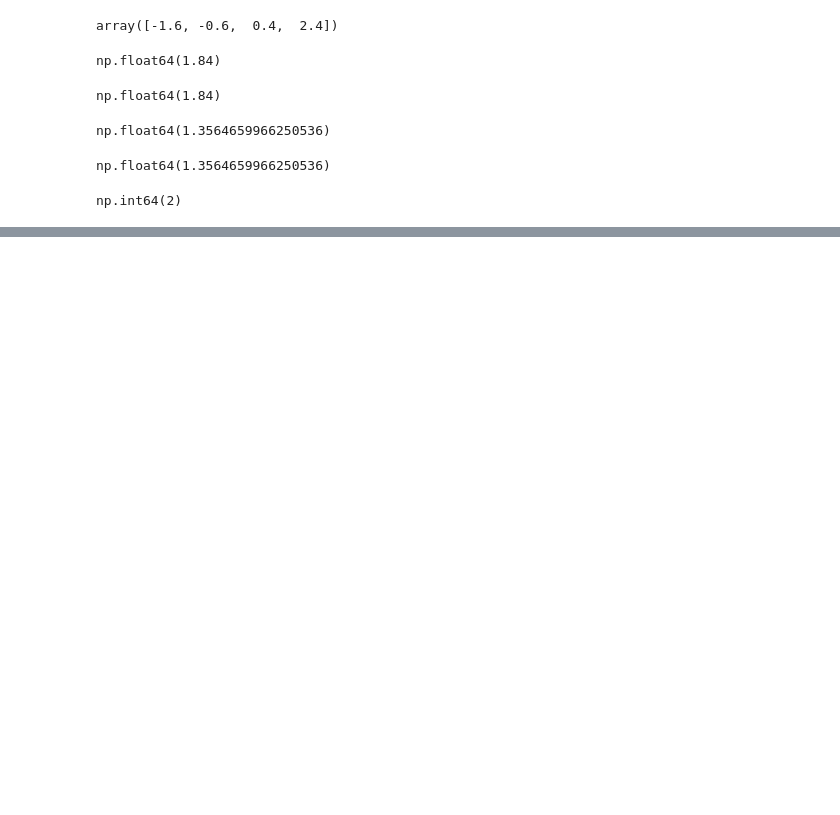
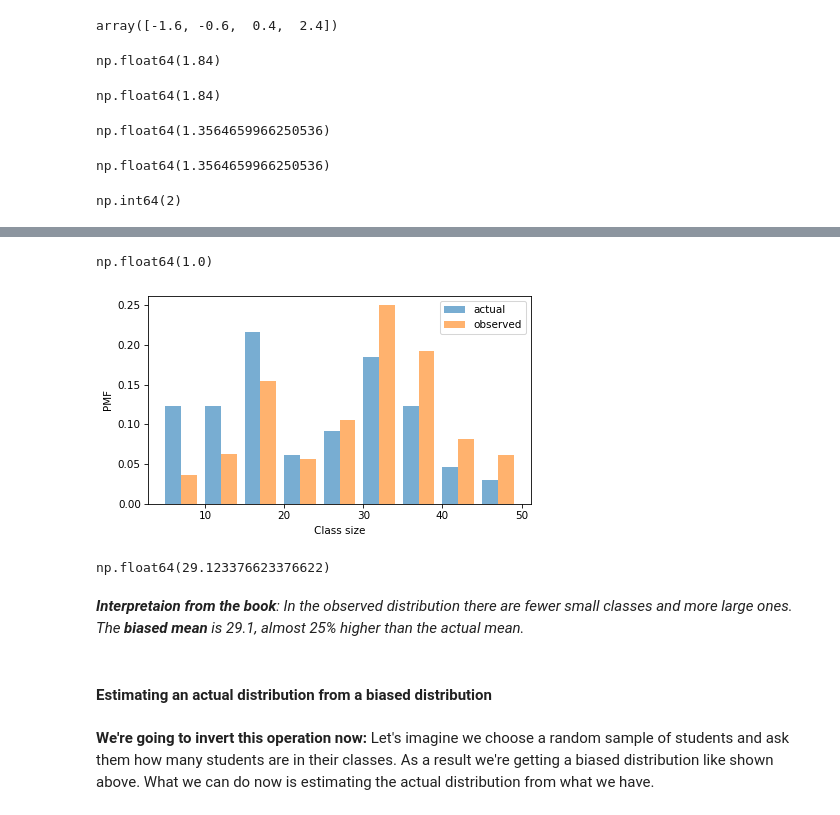
Before and after one commit to mindeleven/algo-trading-bootcamp, a Jupyter notebook: 02-Think-Stats/Notebooks/03_Probability_Mass_Functions.ipynb, the cells around one changed output, grey strips where cells are left out. Saved outputs shown, nothing was run; the diff lists cells and outputs as text; code cells hidden in the pictures; blank space fills up the shorter version.

Commit message:
The Class Size Paradox and applying PMFs to the NSFG Data

```diff
--- a/02-Think-Stats/Notebooks/03_Probability_Mass_Functions.ipynb
+++ b/02-Think-Stats/Notebooks/03_Probability_Mass_Functions.ipynb
@@ -255,0 +309,5 @@ np.int64(2)
+# %%
+# now let's assume we don't know the sizes of the classes in each interval
+# further let's assume that all sizes are at the midpoint of the range
+sizes = ranges.left + 2
+sizes
@@ -255,0 +316,7 @@ np.int64(2)
+# %%
+# creating a Pmf that represents the distribution of class sizes
+# because we know the sizes and their frequencies, we can create a Pmf directly,
+# passing as arguments the counts, sizes, and a name
+counts = data["count"]
+actual_pmf = Pmf(counts, sizes, name="actual")
+actual_pmf
@@ -255,0 +347,19 @@ np.int64(2)
+# %%
+# function that takes the actual Pmf of class sizes
+# and makes a new Pmf that represents the class sizes as seen by students
+def bias(pmf, name):
+    # the quantities in the two distributions are the same
+    # but the probabilities in the distribution are multiplied by the quantities,
+    # because in a class with size `x`, there are `x` students who observe that class
+
+    # multiply each probability by class size
+    ps = pmf.ps * pmf.qs
+    # make a new Pmf and normalize it
+    new_pmf = Pmf(ps, pmf.qs, name=name)
+    # the probability of observing a class is now proportional to its size
+    new_pmf.normalize()
+    return new_pmf
+# %%
+# computing the biased Pmf as observed by students
+observed_pmf = bias(actual_pmf, name="observed")
+observed_pmf
@@ -255,0 +377,23 @@ np.int64(2)
+# %%
+observed_pmf.normalize()
+# %% [output]
+np.float64(1.0)
+# %%
+# plotting the two distributions look like
+from thinkstats import two_bar_plots
+
+two_bar_plots(actual_pmf, observed_pmf, width=2)
+decorate(xlabel="Class size", ylabel="PMF")
+# %% [output]
+[figure, added]
+# %%
+observed_pmf.mean()
+# %% [output]
+np.float64(29.123376623376622)
+# %% [markdown]
+***Interpretaion from the book**: In the observed distribution there are fewer small classes and more large ones.
+<br>The __biased mean__ is 29.1, almost 25% higher than the actual mean.*
+# %% [markdown]
+#### __Estimating an actual distribution from a biased distribution__
+# %% [markdown]
+__We're going to invert this operation now:__ Let's imagine we choose a random sample of students and ask them how many students are in their classes. As a result we're getting a biased distribution like shown above. What we can do now is estimating the actual distribution from what we have.
```
Also changed, not shown: parts of 27 cells of this notebook.
